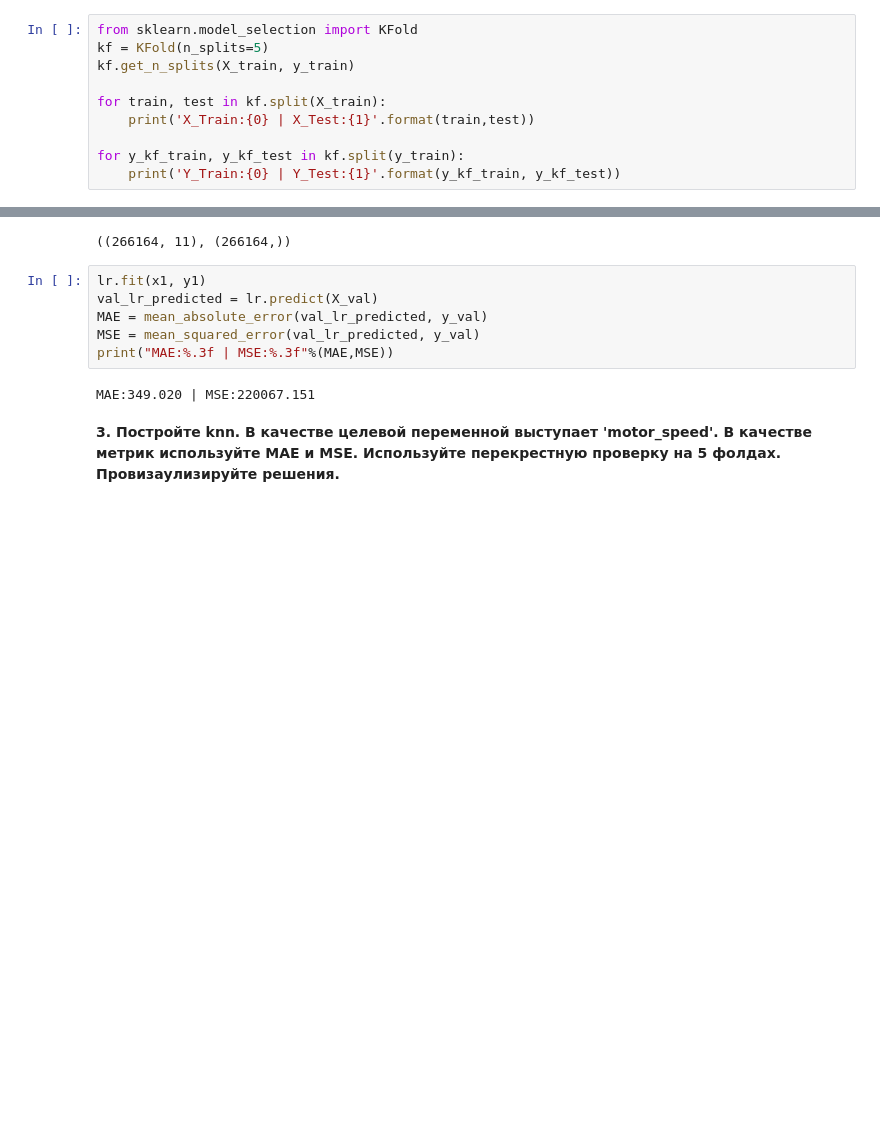
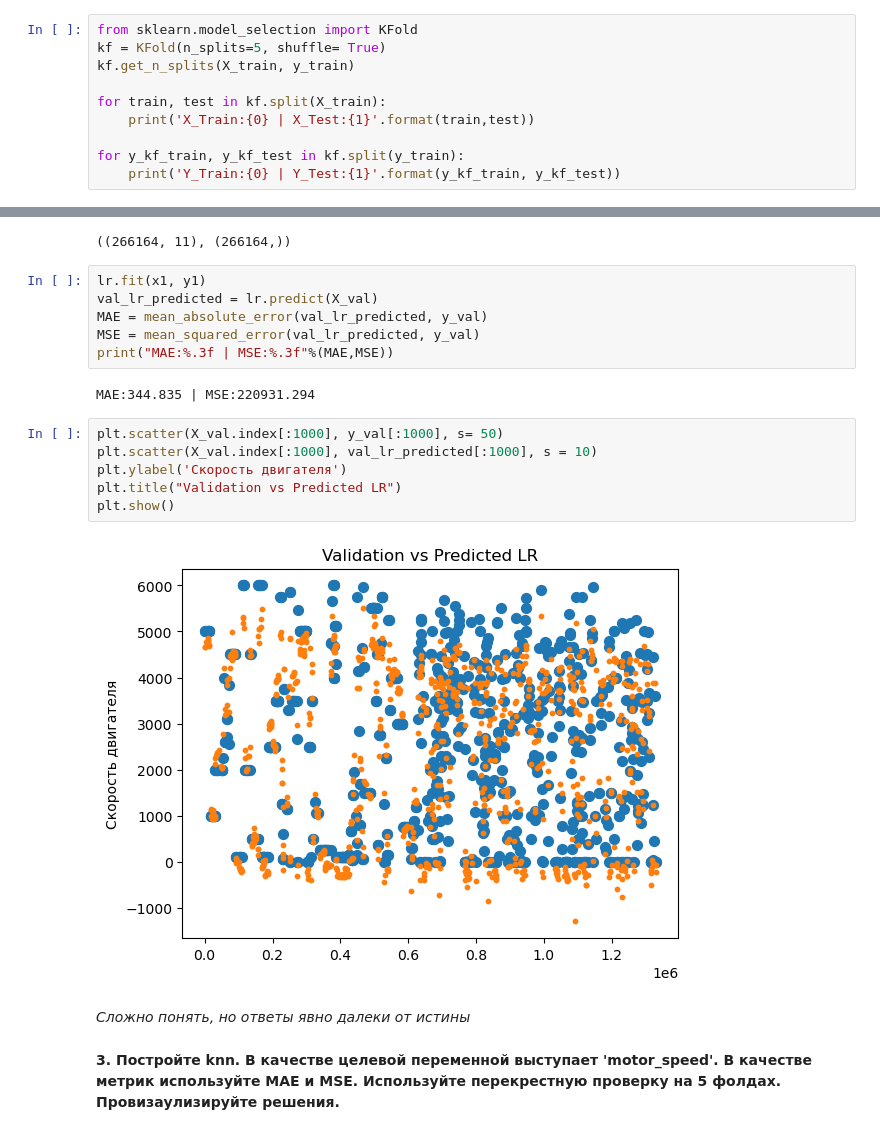
Before and after one commit to Zikarakus/home_works, a Jupyter notebook: linear and knn HW.ipynb, the cells around one changed output, grey strips where cells are left out. Drawn from its saved outputs; the diff is of its cells as text; blank space fills up the shorter version.

```diff
--- a/linear and knn HW.ipynb
+++ b/linear and knn HW.ipynb
@@ -426,7 +475,7 @@ y = df['motor_speed']
 X_train, X_val, y_train, y_val = train_test_split(X, y, test_size=0.2)
 # %%
 from sklearn.model_selection import KFold
-kf = KFold(n_splits=5)
+kf = KFold(n_splits=5, shuffle= True)
 kf.get_n_splits(X_train, y_train)
 
 for train, test in kf.split(X_train):
@@ -518,7 +567,17 @@ MAE = mean_absolute_error(val_lr_predicted, y_val)
 MSE = mean_squared_error(val_lr_predicted, y_val)
 print("MAE:%.3f | MSE:%.3f"%(MAE,MSE))
 # %% [output]
-MAE:349.020 | MSE:220067.151
+MAE:344.835 | MSE:220931.294
+# %%
+plt.scatter(X_val.index[:1000], y_val[:1000], s= 50)
+plt.scatter(X_val.index[:1000], val_lr_predicted[:1000], s = 10)
+plt.ylabel('Скорость двигателя')
+plt.title("Validation vs Predicted LR")
+plt.show()
+# %% [output]
+[figure, added]
+# %% [markdown]
+_Сложно понять, но ответы явно далеки от истины_
 # %% [markdown]
 **3. Постройте knn. В качестве целевой переменной выступает 'motor_speed'. В качестве метрик используйте MAE и MSE. Используйте перекрестную проверку на 5 фолдах. Провизаулизируйте решения.**
 # %%
```
Also changed, not shown: parts of 67 cells of this notebook.
